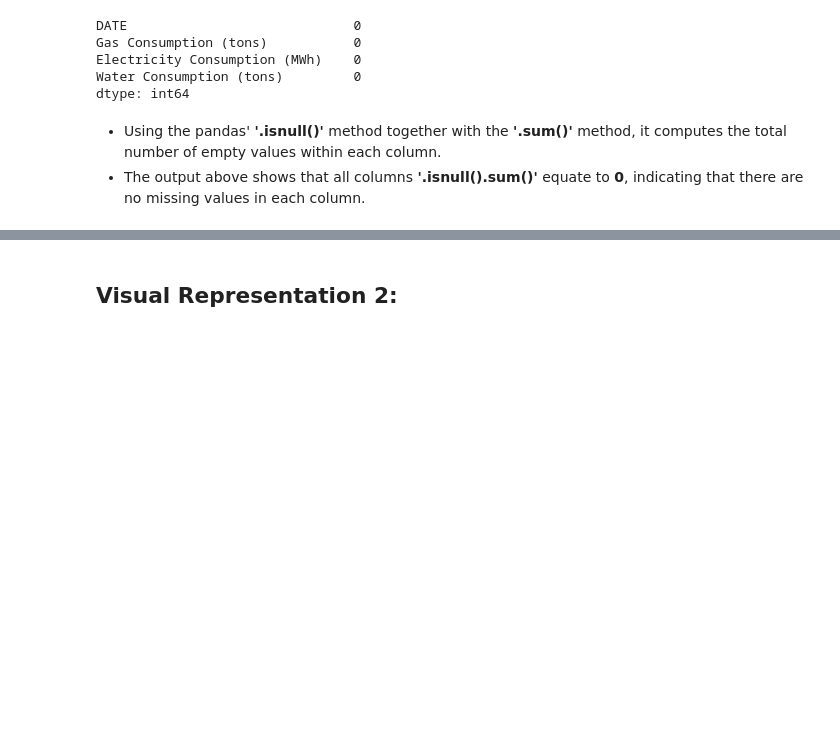
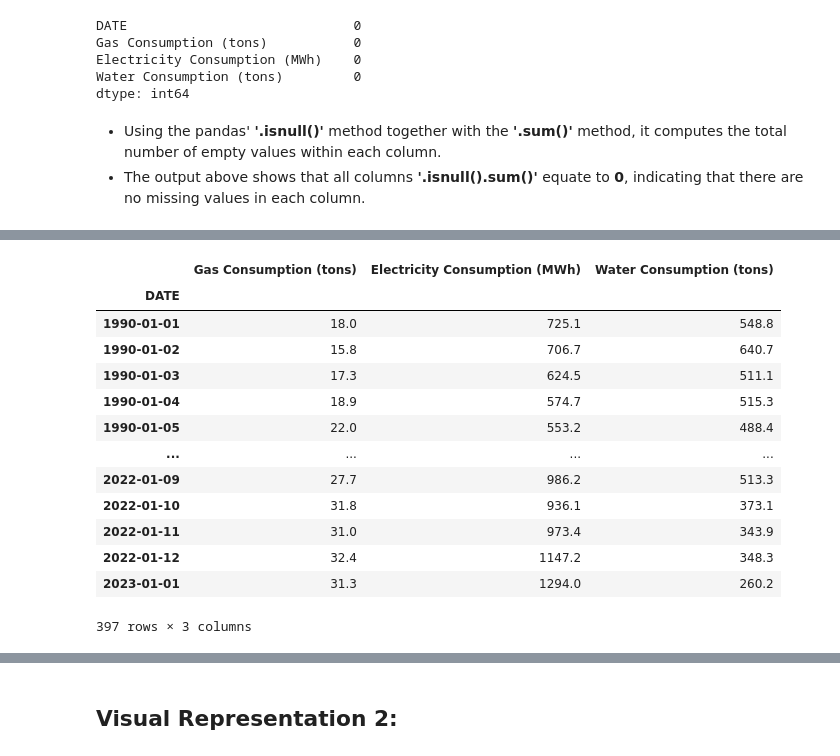
Before and after one commit to Cayden08/AIML, a Jupyter notebook: CA2/p2510893_CA2_PartB_Cayden.ipynb, the cells around one changed output, grey strips where cells are left out. Cells and saved outputs as stored; diff of their text form; code cells hidden in the pictures; blank space fills up the shorter version.

```diff
--- a/CA2/p2510893_CA2_PartB_Cayden.ipynb
+++ b/CA2/p2510893_CA2_PartB_Cayden.ipynb
@@ -170,0 +173,20 @@ dtype: int64
+# %%
+energy_df['DATE'] = pd.to_datetime(energy_df['DATE'])
+energy_df = energy_df.sort_values('DATE').set_index('DATE')
+
+energy_df
+# %% [output]
+|  | Gas Consumption (tons) | Electricity Consumption (MWh) | Water Consumption (tons) |
+| DATE |  |  |  |
+| 1990-01-01 | 18.0 | 725.1 | 548.8 |
+| 1990-01-02 | 15.8 | 706.7 | 640.7 |
+| 1990-01-03 | 17.3 | 624.5 | 511.1 |
+| 1990-01-04 | 18.9 | 574.7 | 515.3 |
+| 1990-01-05 | 22.0 | 553.2 | 488.4 |
+| ... | ... | ... | ... |
+| 2022-01-09 | 27.7 | 986.2 | 513.3 |
+| 2022-01-10 | 31.8 | 936.1 | 373.1 |
+| 2022-01-11 | 31.0 | 973.4 | 343.9 |
+| 2022-01-12 | 32.4 | 1147.2 | 348.3 |
+| 2023-01-01 | 31.3 | 1294.0 | 260.2 |
+397 rows × 3 columns
```
Also changed, not shown: parts of 16 cells of this notebook, 1 other file.
